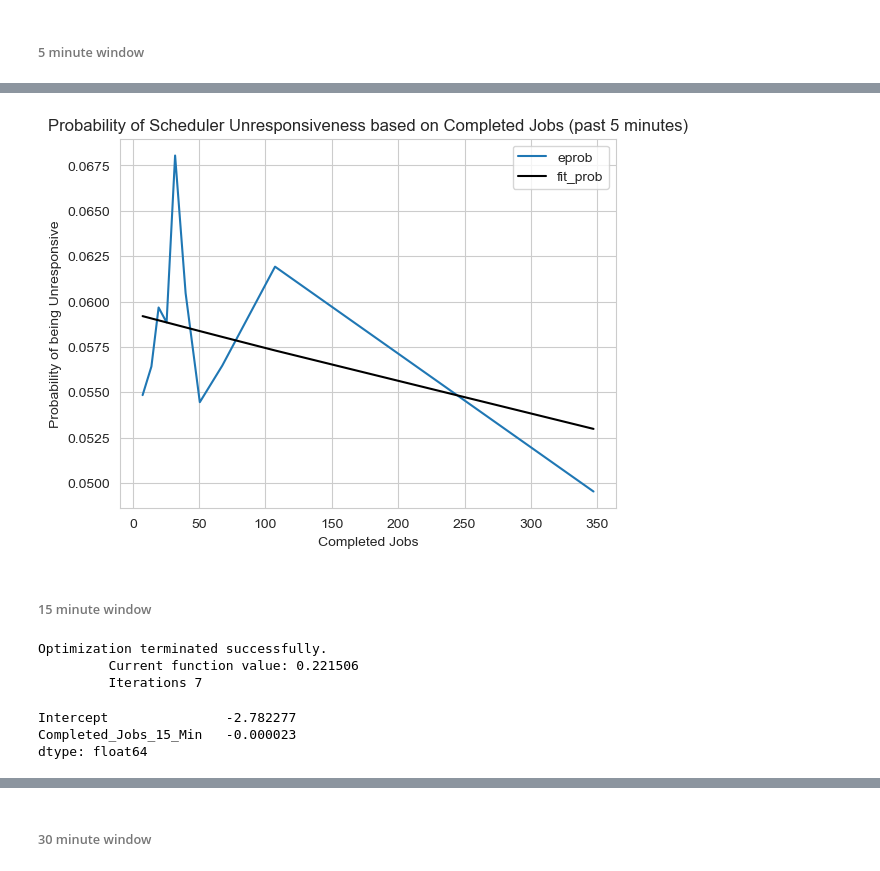
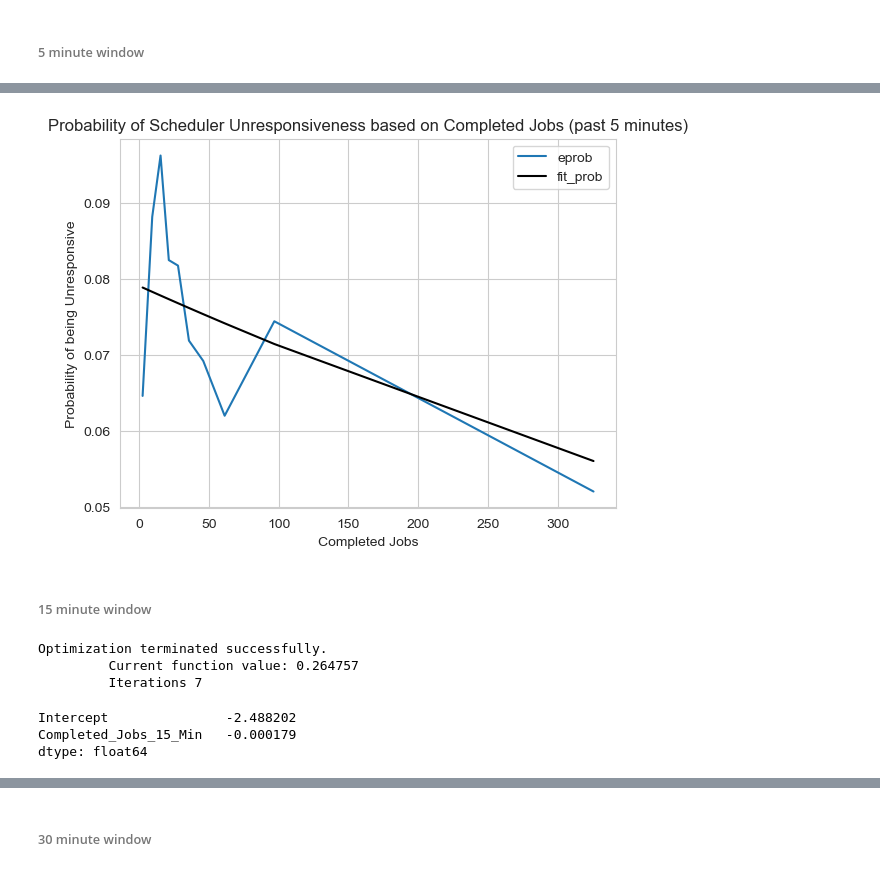
Before and after one commit to nss-data-science-cohort-9/accre-aezell314, a Jupyter notebook: notebooks/ACCRE Scheduling Investigation.ipynb, the cells around one changed output, grey strips where cells are left out. Drawn from its saved outputs; the diff is of its cells as text; code cells hidden in the pictures.

Commit message:
switching data merge strategy

```diff
--- a/notebooks/ACCRE Scheduling Investigation.ipynb
+++ b/notebooks/ACCRE Scheduling Investigation.ipynb
@@ -531,0 +482,11 @@ For the data we are keeping, the scheduler was unresponsive about 5.80% of the t
+# %%
+# Creating a new column by taking the value from the Date or END columns, whichever is non-null. Then sort by this column.
+concat_df['Sort_Column'] = concat_df['Date'].combine_first(concat_df['END'])
+concat_df = concat_df.sort_values('Sort_Column')
+concat_df['Sort_Column'] = pd.to_datetime(concat_df['Sort_Column'], errors='coerce')
+# %%
+# Using rolling to get the number of recently completed jobs
+concat_df['Completed_Jobs_5_Min'] = concat_df.rolling(window = '5min', on='Sort_Column')['JOBID'].count()
+concat_df['Completed_Jobs_15_Min'] = concat_df.rolling(window = '15min', on='Sort_Column')['JOBID'].count()
+concat_df['Completed_Jobs_30_Min'] = concat_df.rolling(window = '30min', on='Sort_Column')['JOBID'].count()
+concat_df['Completed_Jobs_1_Hr'] = concat_df.rolling(window = '1h', on='Sort_Column')['JOBID'].count()
@@ -532,3 +495,5 @@ For the data we are keeping, the scheduler was unresponsive about 5.80% of the t
+# %%
+analysis_data = concat_df[concat_df['Date'].notnull()]
 # %% [markdown]
 ##### Finally, we will add additional features for analysis. For each sbatch command sent by the test user, we will calculate the following:
 
@@ -669,7 +666,7 @@ def logistic(x):
 ###### 5 minute window
 # %%
 resp_jobs_5min_logreg = smf.logit("Unresponsive ~ Completed_Jobs_5_Min",
-                          data = job_completion_analysis_data).fit()
+                          data = analysis_data).fit()
 resp_jobs_5min_logreg.params
 # %% [output]
 Optimization terminated successfully.
@@ -706,39 +703,39 @@ In other words, each additional ACRE job that completes in the previous 5 minute
 # %%
 resp_summary = (
-    job_completion_analysis_data
-    .assign(group = pd.qcut(job_completion_analysis_data['Completed_Jobs_5_Min'],
+    analysis_data
+    .assign(group = pd.qcut(analysis_data['Completed_Jobs_5_Min'],
                             q = 10,
                             duplicates = 'drop'))
     .groupby('group', observed = False)
     [['Completed_Jobs_5_Min', 'Unresponsive']]
     .mean()
     .reset_index()
     .rename(columns = {'Unresponsive': 'eprob'})
 )
 
 resp_summary['fit_prob'] = resp_jobs_5min_logreg.predict(resp_summary[['Completed_Jobs_5_Min']])
 
 ax = resp_summary.plot(x = 'Completed_Jobs_5_Min', y = 'eprob')
 resp_summary.plot(x = 'Completed_Jobs_5_Min', y = 'fit_prob',
                 color = 'black',
                 ax = ax)
 plt.title("Probability of Scheduler Unresponsiveness based on Completed Jobs (past 5 minutes)")
 plt.xlabel("Completed Jobs")
 plt.ylabel("Probability of being Unresponsive");
 # %% [output]
-[figure, old version]
+[figure, new version]
 # %% [markdown]
 ###### 15 minute window
 # %%
 resp_jobs_15min_logreg = smf.logit("Unresponsive ~ Completed_Jobs_15_Min",
-                          data = job_completion_analysis_data).fit()
+                          data = analysis_data).fit()
 resp_jobs_15min_logreg.params
 # %% [output]
 Optimization terminated successfully.
-         Current function value: 0.221506
+         Current function value: 0.264757
          Iterations 7
-Intercept               -2.782277
-Completed_Jobs_15_Min   -0.000023
+Intercept               -2.488202
+Completed_Jobs_15_Min   -0.000179
 dtype: float64
 # %%
 resp_jobs_15min_logreg.summary()
```
Also changed, not shown: parts of 48 cells of this notebook.
